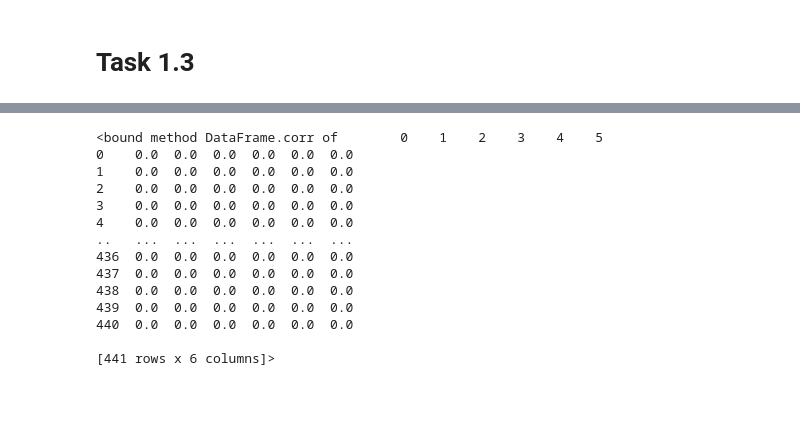
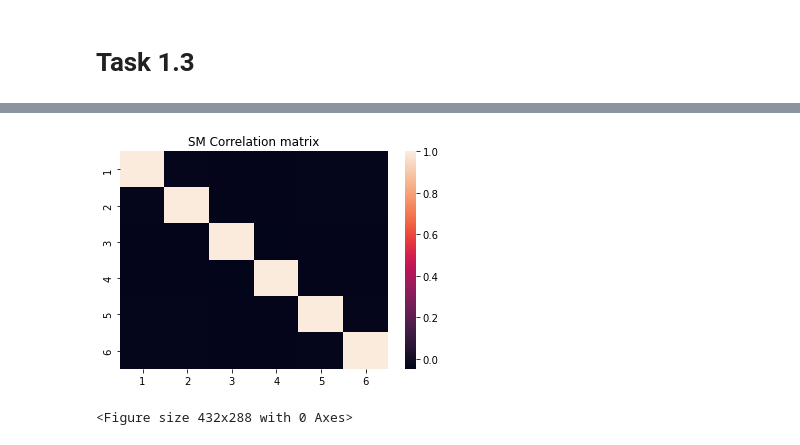
Before and after one commit to TonstarHipHop/MAST30034_Ass1, a Jupyter notebook: code.ipynb, the cells around one changed output, grey strips where cells are left out. Saved outputs shown, nothing was run; the diff lists cells and outputs as text; code cells hidden in the pictures; blank space fills up the shorter version.

```diff
--- a/code.ipynb
+++ b/code.ipynb
@@ -79,10 +91,10 @@ for j in range(0,6):
 
     tmpA[vert[0]:vert[1], hor[0]:hor[1]] = 1
     tmpSM.append(tmpA.flatten())
-
+    sns.heatmap(tmpA, yticklabels=range(1,22), xticklabels=range(1,22))
+    plt.title(f'SM {j+1}')
+    plt.savefig(f'./plots/SM{j+1}')
     plt.clf()
-    sns.heatmap(tmpA, yticklabels=range(1,22), xticklabels=range(1,22))
-    plt.figure()
 
 tmpSM = np.asarray(tmpSM)
 # %% [output]
@@ -95,20 +101,17 @@ tmpSM = np.asarray(tmpSM)
 <Figure size 432x288 with 0 Axes>
-# %%
-df = np.matrix.transpose(tmpSM)
-df = pd.DataFrame(df)
-df.corr
-# %% [output]
-<bound method DataFrame.corr of        0    1    2    3    4    5
-0    0.0  0.0  0.0  0.0  0.0  0.0
-1    0.0  0.0  0.0  0.0  0.0  0.0
-2    0.0  0.0  0.0  0.0  0.0  0.0
-3    0.0  0.0  0.0  0.0  0.0  0.0
-4    0.0  0.0  0.0  0.0  0.0  0.0
-..   ...  ...  ...  ...  ...  ...
-436  0.0  0.0  0.0  0.0  0.0  0.0
-437  0.0  0.0  0.0  0.0  0.0  0.0
-438  0.0  0.0  0.0  0.0  0.0  0.0
-439  0.0  0.0  0.0  0.0  0.0  0.0
-440  0.0  0.0  0.0  0.0  0.0  0.0
-
-[441 rows x 6 columns]>
+# %%
+df = np.matrix.transpose(tmpSM)
+df = pd.DataFrame(df)
+correlations = df.corr()
+
+correlations
+labels = range(1,7)
+sns.heatmap(correlations, xticklabels=labels, yticklabels=labels)
+
+plt.title("SM Correlation matrix")
+plt.savefig(f'./plots/SM Correlation Matrix')
+plt.figure()
+plt.clf()
+# %% [output]
+[figure, added]
+<Figure size 432x288 with 0 Axes>
```
Also changed, not shown: parts of 11 cells of this notebook, 6 other files.
